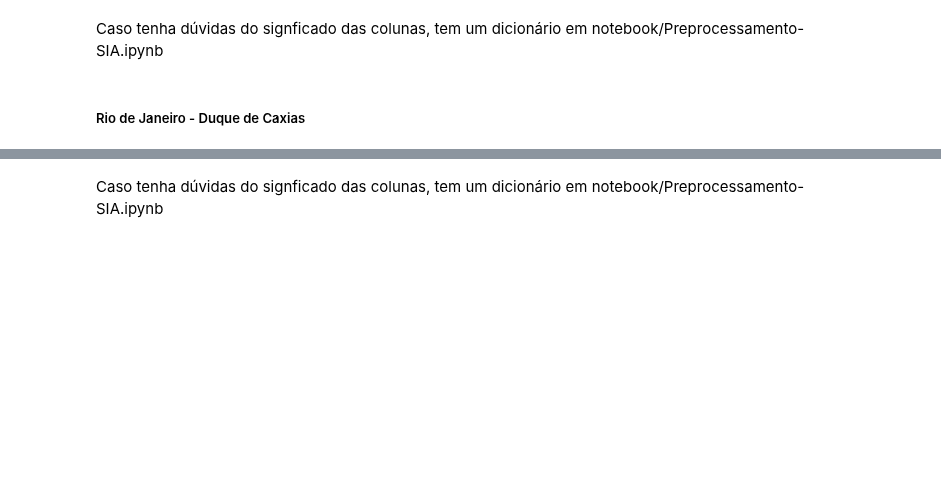
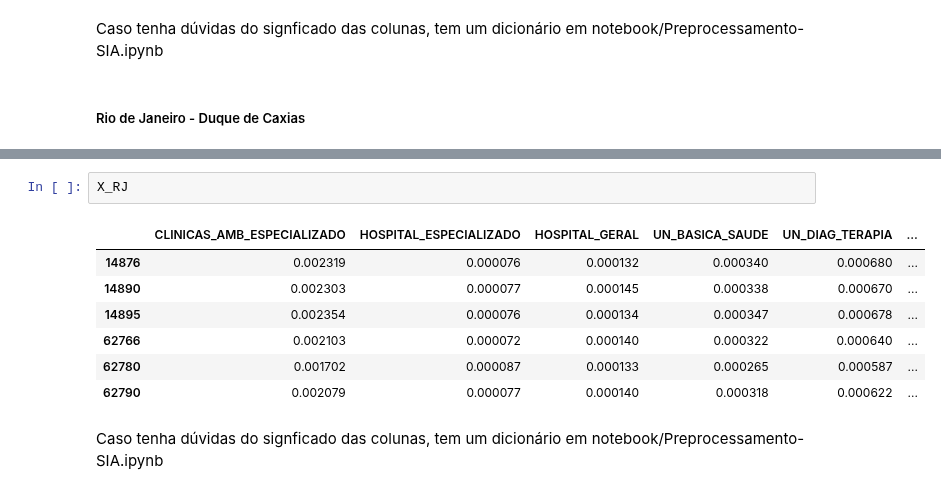
Before and after one commit to helderrezende/naliel_bcggamma, a Jupyter notebook: naliel/notebooks/Modelo-Linfoma.ipynb, the cells around one changed output, grey strips where cells are left out. Drawn from its saved outputs; the diff is of its cells as text; blank space fills up the shorter version.

```diff
--- a/naliel/notebooks/Modelo-Linfoma.ipynb
+++ b/naliel/notebooks/Modelo-Linfoma.ipynb
@@ -241,3 +232,13 @@ shap.summary_plot(shap_values, X_RJ, plot_type="bar")
+# %%
+X_RJ
+# %% [output]
+|  | CLINICAS_AMB_ESPECIALIZADO | HOSPITAL_ESPECIALIZADO | HOSPITAL_GERAL | UN_BASICA_SAUDE | UN_DIAG_TERAPIA | ... |
+| 14876 | 0.002319 | 0.000076 | 0.000132 | 0.000340 | 0.000680 | ... |
+| 14890 | 0.002303 | 0.000077 | 0.000145 | 0.000338 | 0.000670 | ... |
+| 14895 | 0.002354 | 0.000076 | 0.000134 | 0.000347 | 0.000678 | ... |
+| 62766 | 0.002103 | 0.000072 | 0.000140 | 0.000322 | 0.000640 | ... |
+| 62780 | 0.001702 | 0.000087 | 0.000133 | 0.000265 | 0.000587 | ... |
+| 62790 | 0.002079 | 0.000077 | 0.000140 | 0.000318 | 0.000622 | ... |
 # %% [markdown]
 Caso tenha dúvidas do signficado das colunas, tem um dicionário em notebook/Preprocessamento-SIA.ipynb
 # %% [markdown]
```
Also changed, not shown: parts of 12 cells of this notebook, 1 other file.
